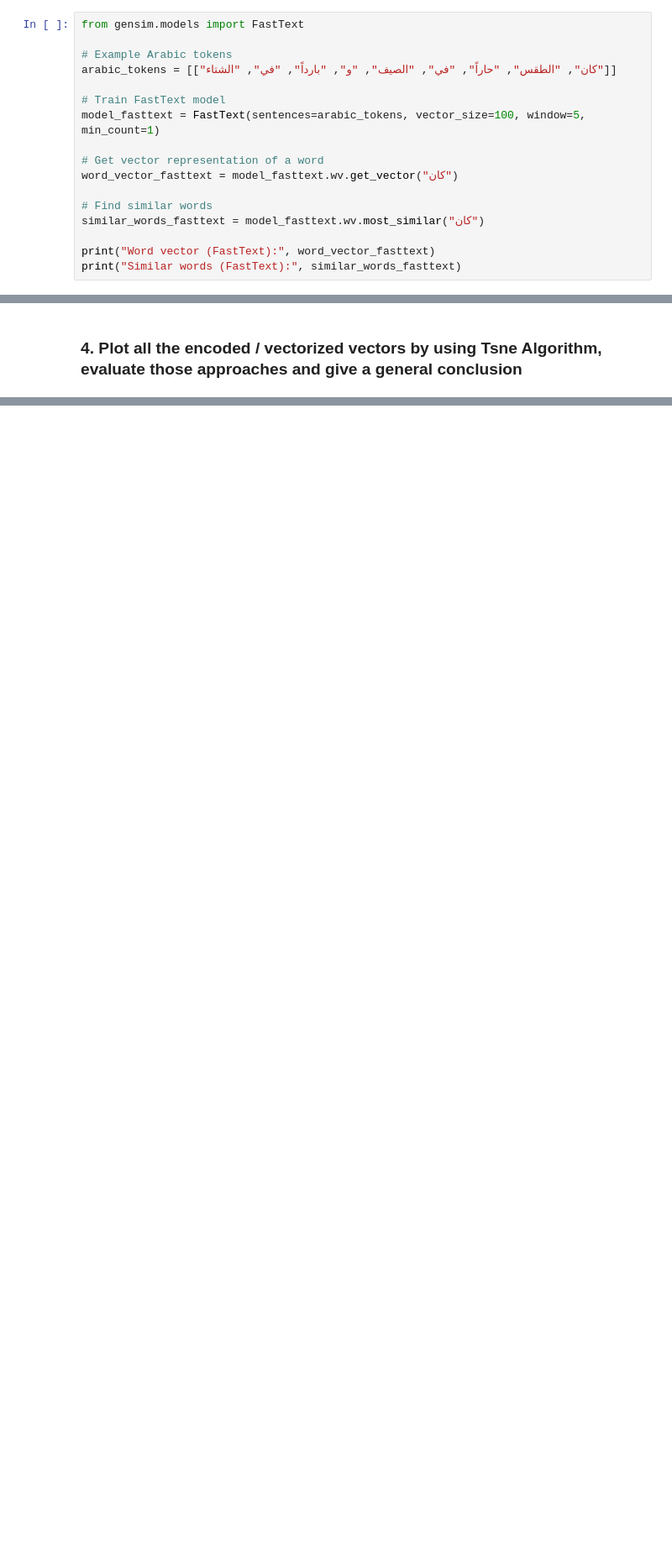
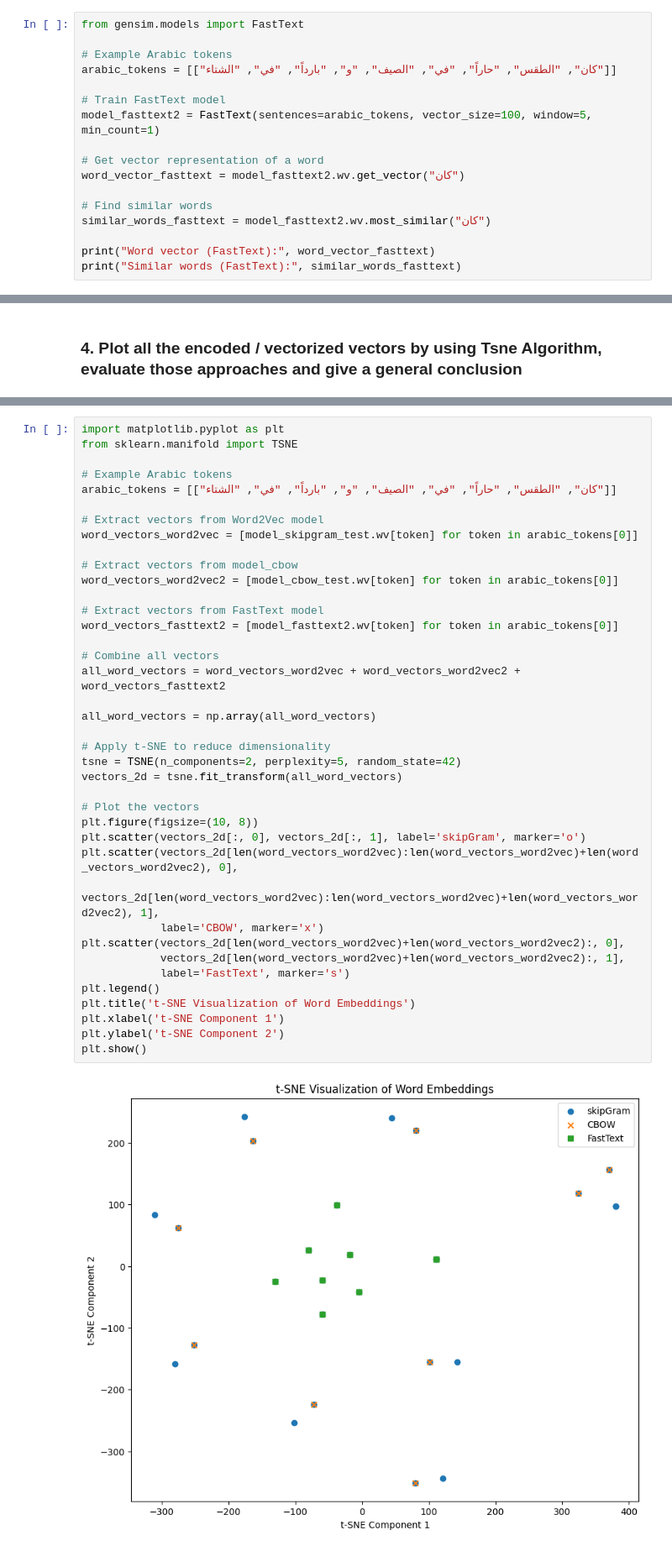
Before and after one commit to drisskhattabi6/NLP-Labs, a Jupyter notebook: NLP_Lab_2/NLP_Lab_2.ipynb, the cells around one changed output, grey strips where cells are left out. Shown at 84% size. Cells and saved outputs as stored; diff of their text form; blank space fills up the shorter version.

```diff
--- a/NLP_Lab_2/NLP_Lab_2.ipynb
+++ b/NLP_Lab_2/NLP_Lab_2.ipynb
@@ -404,13 +403,13 @@ from gensim.models import FastText
 arabic_tokens = [["كان", "الطقس", "حاراً", "في", "الصيف", "و", "بارداً", "في", "الشتاء"]]
 
 # Train FastText model
-model_fasttext = FastText(sentences=arabic_tokens, vector_size=100, window=5, min_count=1)
+model_fasttext2 = FastText(sentences=arabic_tokens, vector_size=100, window=5, min_count=1)
 
 # Get vector representation of a word
-word_vector_fasttext = model_fasttext.wv.get_vector("كان")
+word_vector_fasttext = model_fasttext2.wv.get_vector("كان")
 
 # Find similar words
-similar_words_fasttext = model_fasttext.wv.most_similar("كان")
+similar_words_fasttext = model_fasttext2.wv.most_similar("كان")
 
 print("Word vector (FastText):", word_vector_fasttext)
 print("Similar words (FastText):", similar_words_fasttext)
@@ -489,0 +491,41 @@ Similar words (FastText): [('ﻭﺍﻋﺘﺒﺮ', 0.4191701114177704), ('ﺍﻟ
+# %%
+import matplotlib.pyplot as plt
+from sklearn.manifold import TSNE
+
+# Example Arabic tokens
+arabic_tokens = [["كان", "الطقس", "حاراً", "في", "الصيف", "و", "بارداً", "في", "الشتاء"]]
+
+# Extract vectors from Word2Vec model
+word_vectors_word2vec = [model_skipgram_test.wv[token] for token in arabic_tokens[0]]
+
+# Extract vectors from model_cbow
+word_vectors_word2vec2 = [model_cbow_test.wv[token] for token in arabic_tokens[0]]
+
+# Extract vectors from FastText model
+word_vectors_fasttext2 = [model_fasttext2.wv[token] for token in arabic_tokens[0]]
+
+# Combine all vectors
+all_word_vectors = word_vectors_word2vec + word_vectors_word2vec2 + word_vectors_fasttext2
+
+all_word_vectors = np.array(all_word_vectors)
+
+# Apply t-SNE to reduce dimensionality
+tsne = TSNE(n_components=2, perplexity=5, random_state=42)
+vectors_2d = tsne.fit_transform(all_word_vectors)
+
+# Plot the vectors
+plt.figure(figsize=(10, 8))
+plt.scatter(vectors_2d[:, 0], vectors_2d[:, 1], label='skipGram', marker='o')
+plt.scatter(vectors_2d[len(word_vectors_word2vec):len(word_vectors_word2vec)+len(word_vectors_word2vec2), 0],
+            vectors_2d[len(word_vectors_word2vec):len(word_vectors_word2vec)+len(word_vectors_word2vec2), 1],
+            label='CBOW', marker='x')
+plt.scatter(vectors_2d[len(word_vectors_word2vec)+len(word_vectors_word2vec2):, 0],
+            vectors_2d[len(word_vectors_word2vec)+len(word_vectors_word2vec2):, 1],
+            label='FastText', marker='s')
+plt.legend()
+plt.title('t-SNE Visualization of Word Embeddings')
+plt.xlabel('t-SNE Component 1')
+plt.ylabel('t-SNE Component 2')
+plt.show()
+# %% [output]
+[figure, added]
```
Also changed, not shown: parts of 11 cells of this notebook.
